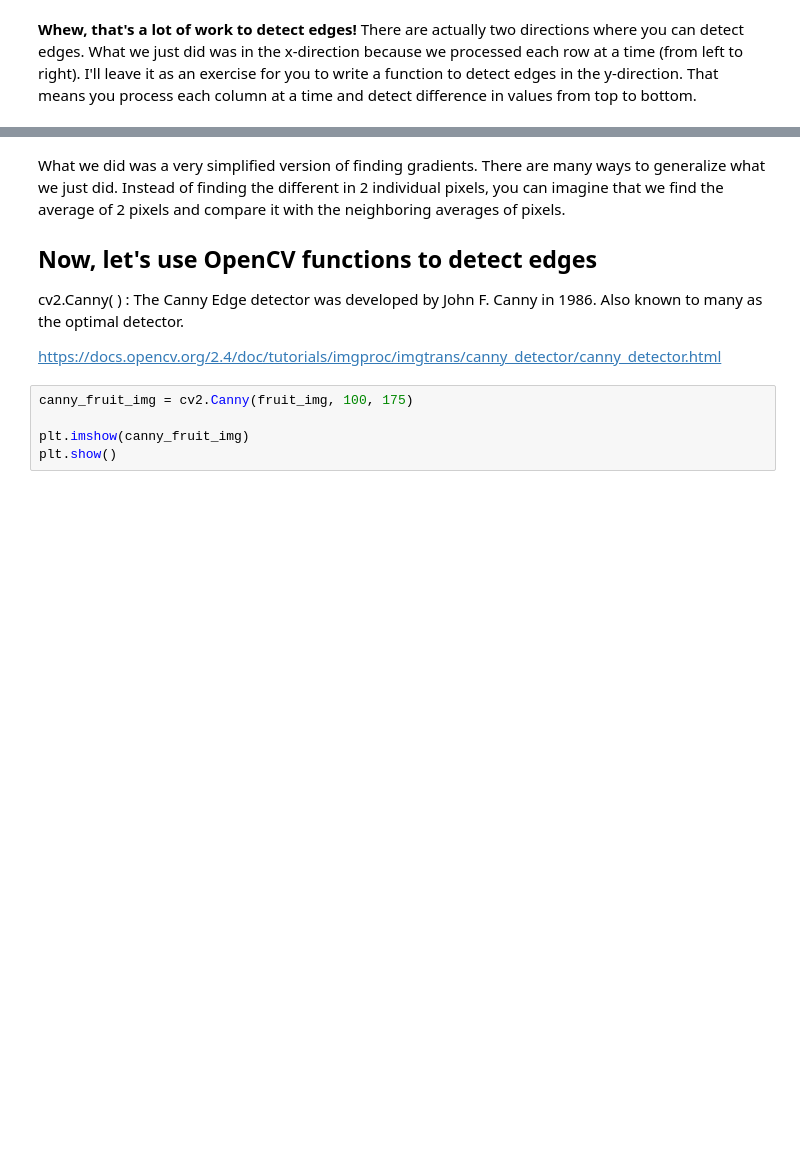
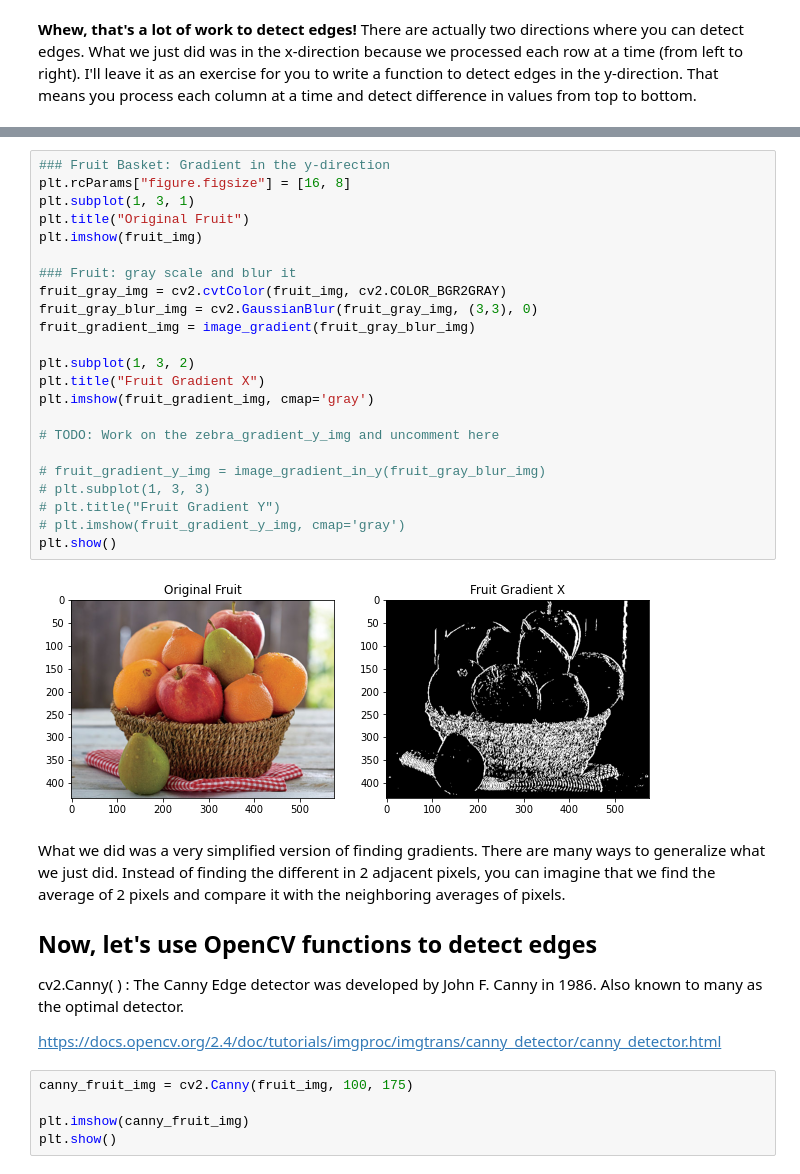
Before and after one commit to acflippo/Intro_to_Computer_Vision, a Jupyter notebook: Lesson3/Edge_Detection.ipynb, the cells around one changed output, grey strips where cells are left out. Saved outputs shown, nothing was run; the diff lists cells and outputs as text; blank space fills up the shorter version.

```diff
--- a/Lesson3/Edge_Detection.ipynb
+++ b/Lesson3/Edge_Detection.ipynb
@@ -460,5 +534,30 @@ def image_gradient_in_y(image):
+# %%
+### Fruit Basket: Gradient in the y-direction
+plt.rcParams["figure.figsize"] = [16, 8]
+plt.subplot(1, 3, 1)
+plt.title("Original Fruit")
+plt.imshow(fruit_img)
+
+### Fruit: gray scale and blur it
+fruit_gray_img = cv2.cvtColor(fruit_img, cv2.COLOR_BGR2GRAY)
+fruit_gray_blur_img = cv2.GaussianBlur(fruit_gray_img, (3,3), 0)
+fruit_gradient_img = image_gradient(fruit_gray_blur_img)
+
+plt.subplot(1, 3, 2)
+plt.title("Fruit Gradient X")
+plt.imshow(fruit_gradient_img, cmap='gray')
+
+# TODO: Work on the zebra_gradient_y_img and uncomment here
+
+# fruit_gradient_y_img = image_gradient_in_y(fruit_gray_blur_img)
+# plt.subplot(1, 3, 3)
+# plt.title("Fruit Gradient Y")
+# plt.imshow(fruit_gradient_y_img, cmap='gray')
+plt.show()
+# %% [output]
+[figure, added]
 # %% [markdown]
-What we did was a very simplified version of finding gradients.  There are many ways to generalize what we just did.  Instead of finding the different in 2 individual pixels, you can imagine that we find the average of 2 pixels and compare it with the neighboring averages of pixels.
+What we did was a very simplified version of finding gradients.  There are many ways to generalize what we just did.  Instead of finding the different in 2 adjacent pixels, you can imagine that we find the average of 2 pixels and compare it with the neighboring averages of pixels.
 
 ## Now, let's use OpenCV functions to detect edges
 
```
Also changed, not shown: parts of 11 cells of this notebook, 2 other files.
